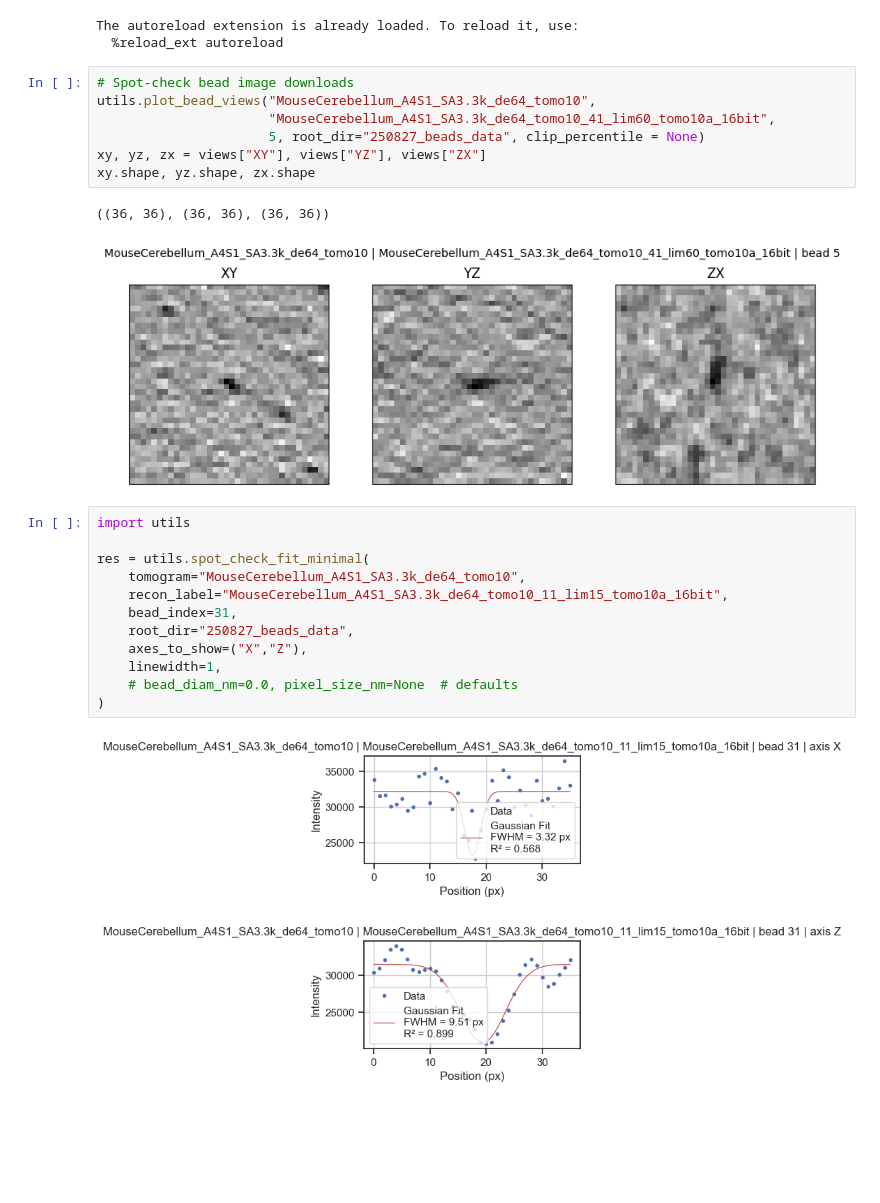
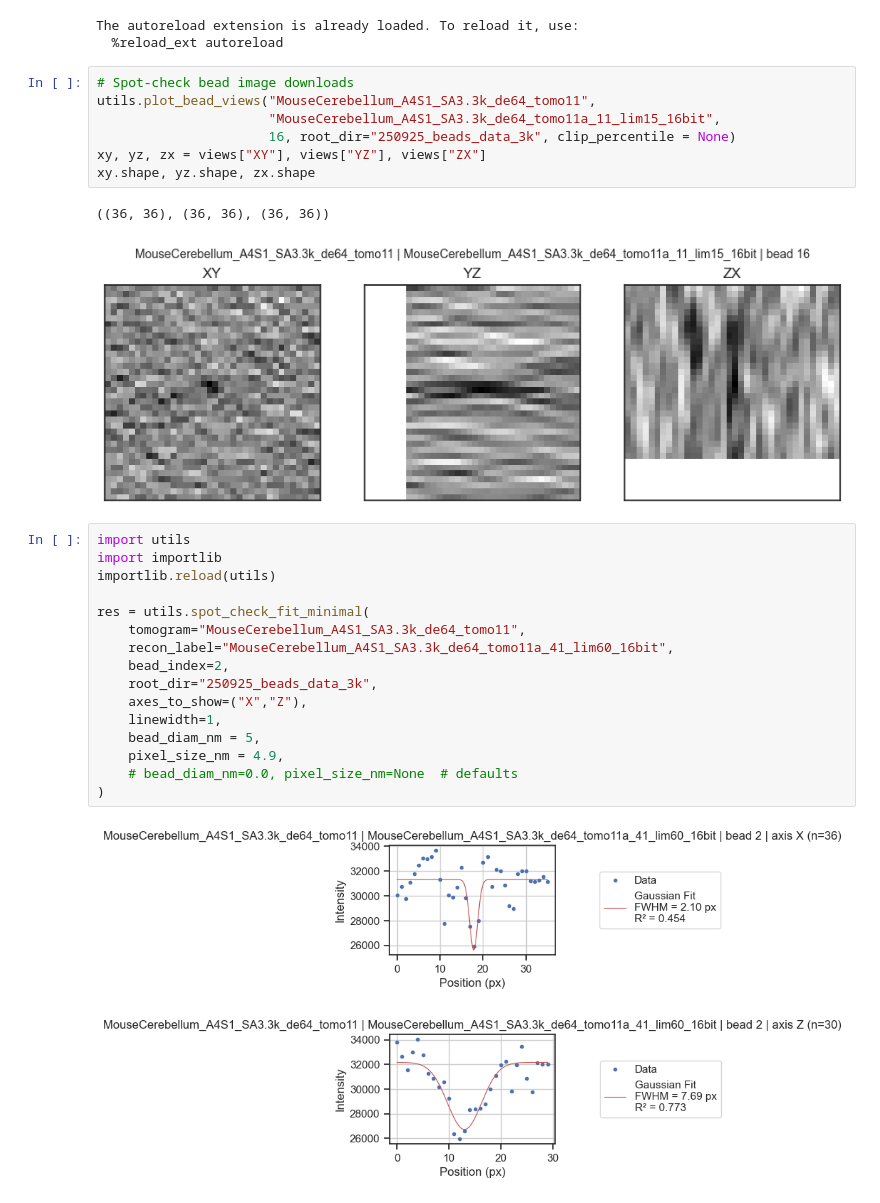
Before and after one commit to kuan-lab/tem-tomo, a Jupyter notebook: bead_resolution/250826_bead_res.ipynb, the cells around one changed output. Cells and saved outputs as stored; diff of their text form; blank space fills up the shorter version.

Commit message:
updates to bead fitting for 3.3k, using bead deconvolve, compare with Rademacher

```diff
--- a/bead_resolution/250826_bead_res.ipynb
+++ b/bead_resolution/250826_bead_res.ipynb
@@ -11,29 +11,33 @@ The autoreload extension is already loaded. To reload it, use:
   %reload_ext autoreload
 # %%
 # Spot-check bead image downloads
-utils.plot_bead_views("MouseCerebellum_A4S1_SA3.3k_de64_tomo10",
-                      "MouseCerebellum_A4S1_SA3.3k_de64_tomo10_41_lim60_tomo10a_16bit",
-                      5, root_dir="250827_beads_data", clip_percentile = None)
+utils.plot_bead_views("MouseCerebellum_A4S1_SA3.3k_de64_tomo11",
+                      "MouseCerebellum_A4S1_SA3.3k_de64_tomo11a_11_lim15_16bit",
+                      16, root_dir="250925_beads_data_3k", clip_percentile = None)
 xy, yz, zx = views["XY"], views["YZ"], views["ZX"]
 xy.shape, yz.shape, zx.shape
 # %% [output]
 ((36, 36), (36, 36), (36, 36))
-[figure, old version]
+[figure, new version]
 # %%
 import utils
+import importlib
+importlib.reload(utils)
 
 res = utils.spot_check_fit_minimal(
-    tomogram="MouseCerebellum_A4S1_SA3.3k_de64_tomo10",
-    recon_label="MouseCerebellum_A4S1_SA3.3k_de64_tomo10_11_lim15_tomo10a_16bit",
-    bead_index=31,
-    root_dir="250827_beads_data",
+    tomogram="MouseCerebellum_A4S1_SA3.3k_de64_tomo11",
+    recon_label="MouseCerebellum_A4S1_SA3.3k_de64_tomo11a_41_lim60_16bit",
+    bead_index=2,
+    root_dir="250925_beads_data_3k",
     axes_to_show=("X","Z"),
     linewidth=1,
+    bead_diam_nm = 5,
+    pixel_size_nm = 4.9,
     # bead_diam_nm=0.0, pixel_size_nm=None  # defaults
 )
 # %% [output]
-[figure, old version]
+[figure, new version]
-[figure, old version]
+[figure, new version]
 # %%
 from importlib import reload
 import utils; reload(utils)
```
Also changed, not shown: parts of 6 cells of this notebook, 1 other file.
